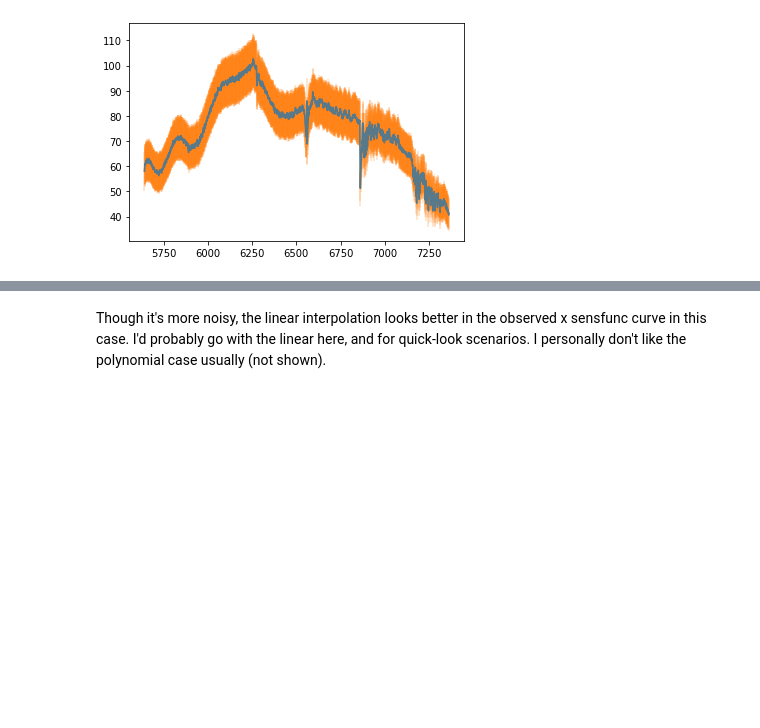
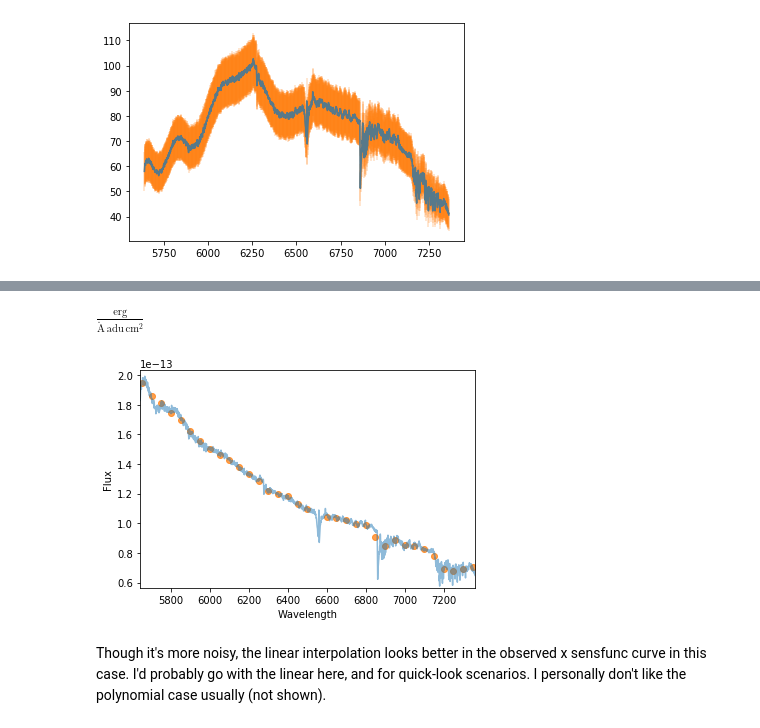
Before and after one commit to jradavenport/specreduce, a Jupyter notebook: specreduce/notebooks/fluxcal_demo.ipynb, the cells around one changed output, grey strips where cells are left out. Drawn from its saved outputs; the diff is of its cells as text; code cells hidden in the pictures; blank space fills up the shorter version.

```diff
--- a/specreduce/notebooks/fluxcal_demo.ipynb
+++ b/specreduce/notebooks/fluxcal_demo.ipynb
@@ -55,3 +79,11 @@ sensfunc_lin = standard_sensfunc(wapprox, flux_std - sky_std,
+# %%
+stdstar['flux'].unit / obj_spectrum.flux.unit
+# %% [output]
+$\mathrm{\frac{erg}{\mathring{A}\,adu\,cm^{2}}}$
+# %%
+sensfunc_lin = standard_sensfunc(obj_spectrum, stdstar, display=True, mode='linear')
+# %% [output]
+[figure, added]
 # %% [markdown]
 Though it's more noisy, the linear interpolation looks better in the observed x sensfunc curve in this case. I'd probably go with the linear here, and for quick-look scenarios. I personally don't like the polynomial case usually (not shown).
 # %%
```
Also changed, not shown: parts of 13 cells of this notebook, 2 other files.
